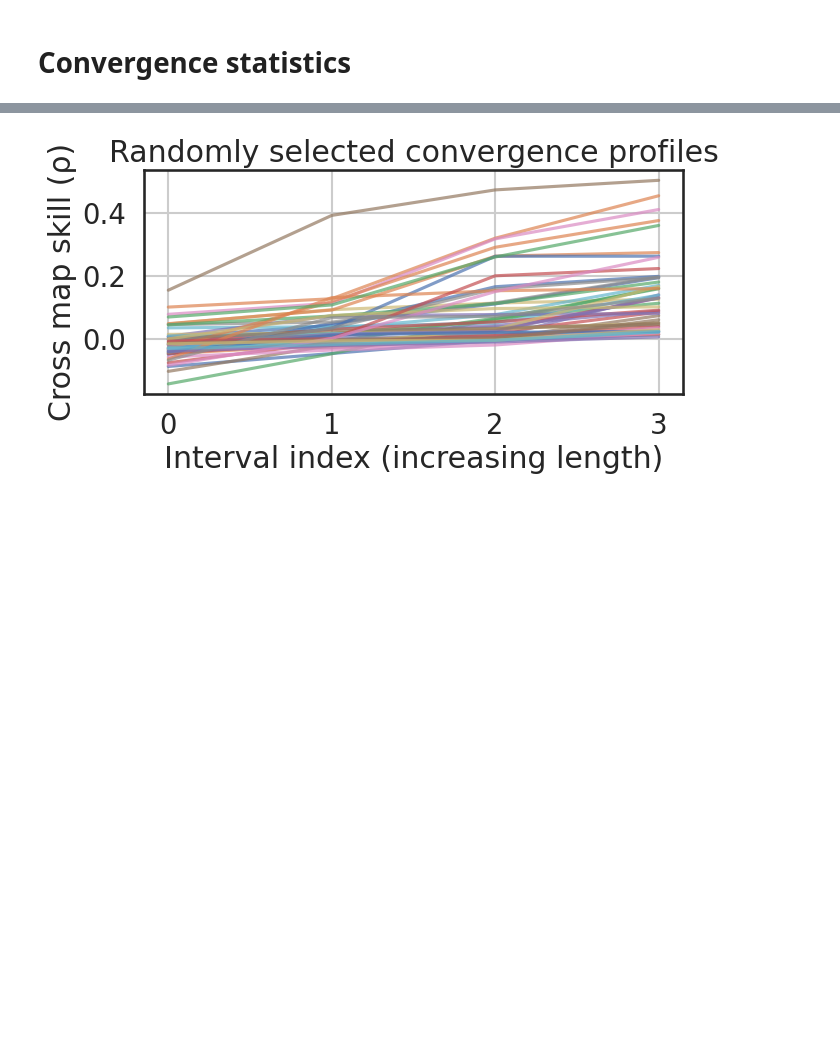
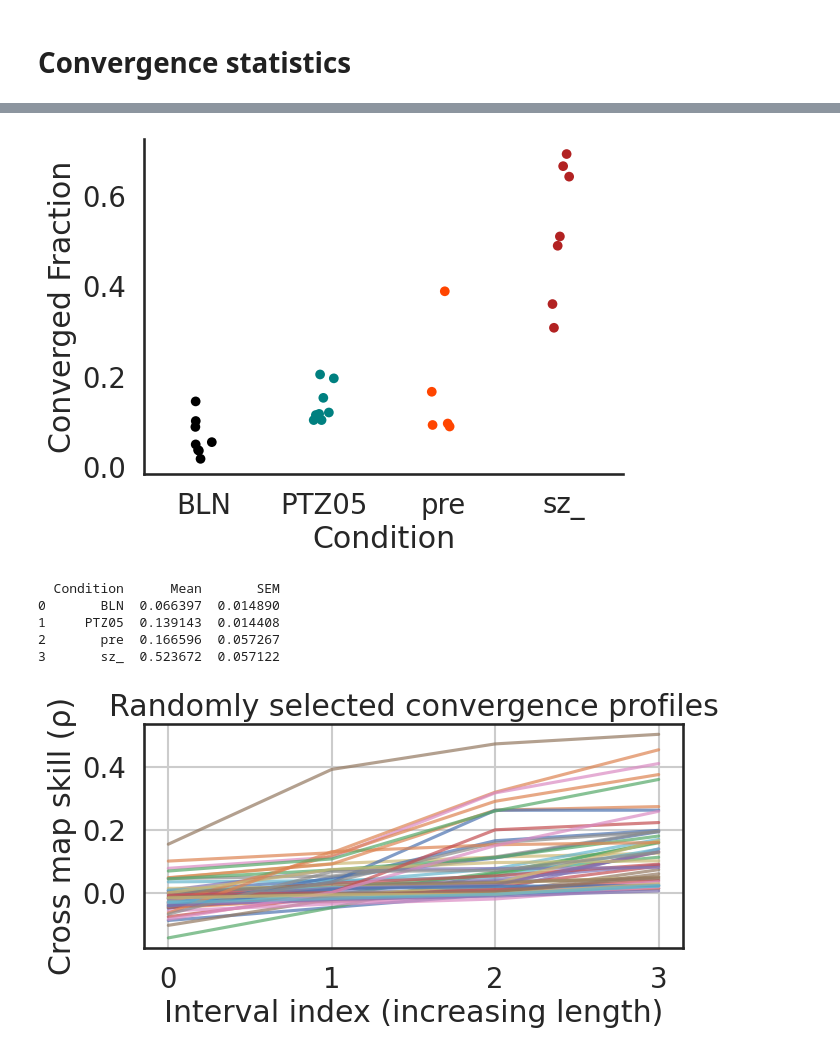
Before and after one commit to dmnburrows/empirical_dynamic_modelling, a Jupyter notebook: CCM_converge.ipynb, the cells around one changed output, grey strips where cells are left out. Drawn from its saved outputs; the diff is of its cells as text; code cells hidden in the pictures; blank space fills up the shorter version.

Commit message:
combining data sources for analysis

```diff
--- a/CCM_converge.ipynb
+++ b/CCM_converge.ipynb
@@ -291,4 +292,62 @@ print(summary)
 3       sz_  0.245138  0.056214
+# %%
+import seaborn as sns
+import matplotlib.pyplot as plt
+
+# Set seaborn style
+sns.set(style="white", context="talk", font_scale=1.2)
+
+# Define custom colors and desired order
+custom_palette = {
+    'BLN': 'black',
+    'PTZ05': 'teal',
+    'pre': 'orangered',     # light red
+    'sz_': 'firebrick'      # dark red
+}
+
+order = ['BLN', 'PTZ05', 'pre', 'sz_']  # desired plotting order
+
+# Create the stripplot
+g = sns.stripplot(
+    data=df,
+    x='cond',
+    y='mean_CCM',
+    palette=custom_palette,
+    order=order,
+    jitter=True,
+    alpha=1,
+    size=7
+)
+
+# Axis labels (optional)
+g.set_xlabel("Condition")
+g.set_ylabel("Converged Fraction")
+
+# Clean up figure
+sns.despine()
+plt.tight_layout()
+plt.savefig('prac.svg', transparent=True)
+plt.show()
+# %% [output]
+[figure, added]
+# %%
+import pandas as pd
+from scipy.stats import sem
+
+# Group by condition and compute mean and SEM
+summary = df.groupby('cond')['mean_CCM'].agg(['mean', sem]).reset_index()
+
+# Rename columns for clarity
+summary.columns = ['Condition', 'Mean', 'SEM']
+
+# Print results
+print(summary)
+# %% [output]
+  Condition      Mean       SEM
+0       BLN  0.066397  0.014890
+1     PTZ05  0.139143  0.014408
+2       pre  0.166596  0.057267
+3       sz_  0.523672  0.057122
 # %%
 #Visualise convergence patterns
 #==========================================
```
Also changed, not shown: parts of 3 cells of this notebook, 1 other file.
